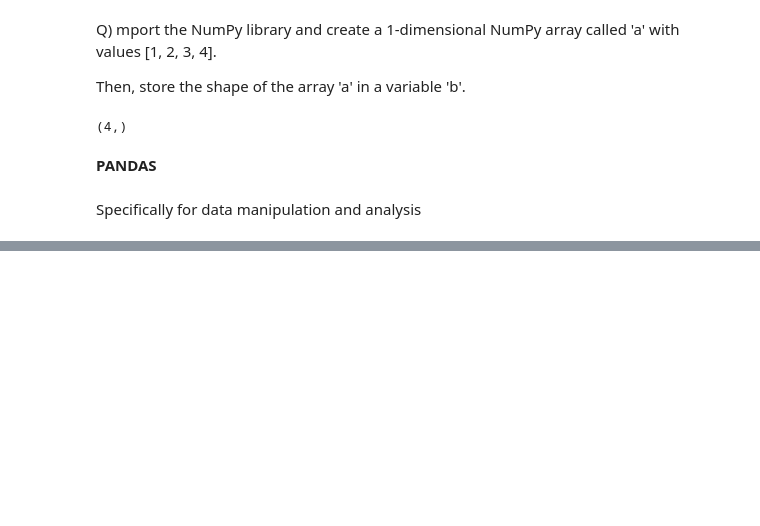
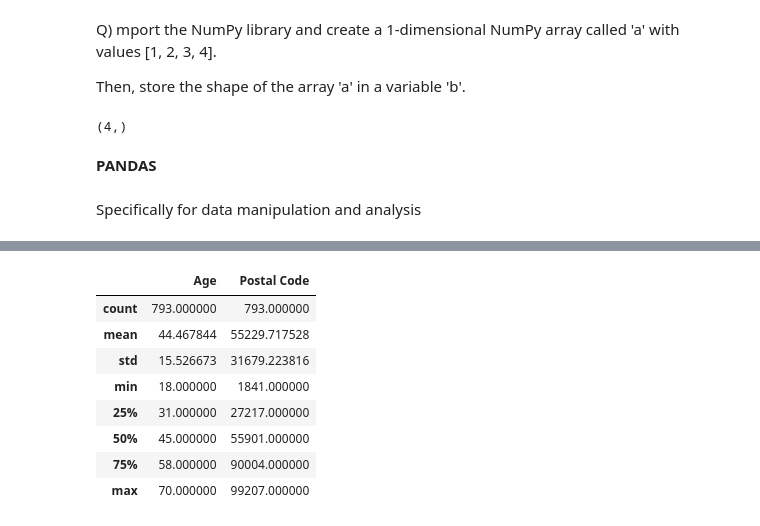
Before and after one commit to samyak2475/ML-UDEMY, a Jupyter notebook: 2.ipynb, the cells around one changed output, grey strips where cells are left out. Cells and saved outputs as stored; diff of their text form; code cells hidden in the pictures; blank space fills up the shorter version.

```diff
--- a/2.ipynb
+++ b/2.ipynb
@@ -127,0 +156,12 @@ import pandas as pd
+# %%
+df.describe() #statistics of data
+# %% [output]
+|  | Age | Postal Code |
+| count | 793.000000 | 793.000000 |
+| mean | 44.467844 | 55229.717528 |
+| std | 15.526673 | 31679.223816 |
+| min | 18.000000 | 1841.000000 |
+| 25% | 31.000000 | 27217.000000 |
+| 50% | 45.000000 | 55901.000000 |
+| 75% | 58.000000 | 90004.000000 |
+| max | 70.000000 | 99207.000000 |
```
Also changed, not shown: parts of 6 cells of this notebook.
